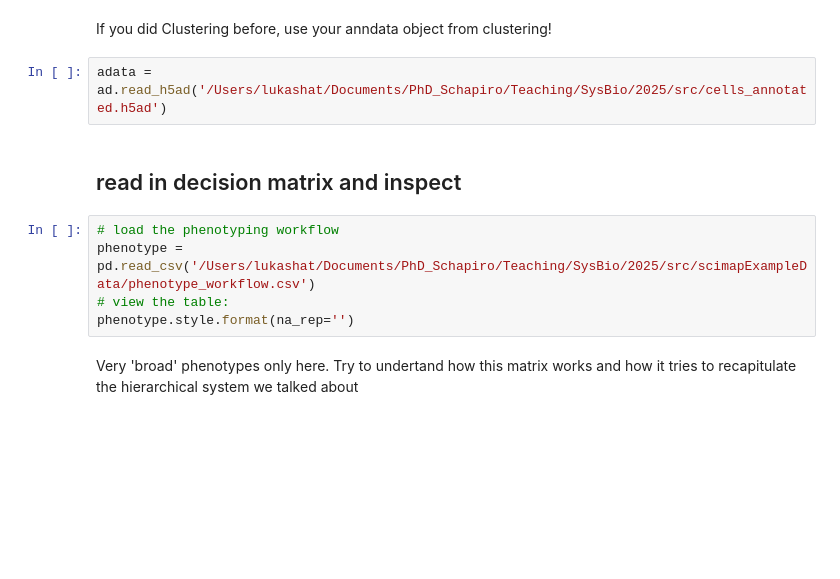
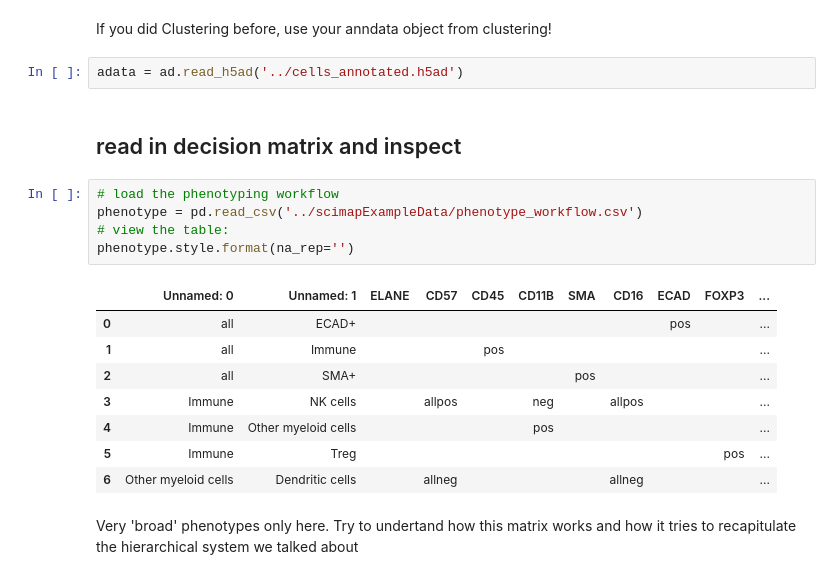
Before and after one commit to SchapiroLabor/phenotyping_sysbio, a Jupyter notebook: src/2_scimap_prior.ipynb, the cells around one changed output. Cells and saved outputs as stored; diff of their text form; blank space fills up the shorter version.

```diff
--- a/src/2_scimap_prior.ipynb
+++ b/src/2_scimap_prior.ipynb
@@ -10,14 +13,23 @@ warnings.filterwarnings("ignore")
 # %% [markdown]
 If you did Clustering before, use your anndata object from clustering!
 # %%
-adata = ad.read_h5ad('/Users/lukashat/Documents/PhD_Schapiro/Teaching/SysBio/2025/src/cells_annotated.h5ad')
+adata = ad.read_h5ad('../cells_annotated.h5ad')
 # %% [markdown]
 ## read in decision matrix and inspect
 # %%
 # load the phenotyping workflow
-phenotype = pd.read_csv('/Users/lukashat/Documents/PhD_Schapiro/Teaching/SysBio/2025/src/scimapExampleData/phenotype_workflow.csv')
+phenotype = pd.read_csv('../scimapExampleData/phenotype_workflow.csv')
 # view the table:
 phenotype.style.format(na_rep='')
+# %% [output]
+|  | Unnamed: 0 | Unnamed: 1 | ELANE | CD57 | CD45 | CD11B | SMA | CD16 | ECAD | FOXP3 | ... |
+| 0 | all | ECAD+ |  |  |  |  |  |  | pos |  | ... |
+| 1 | all | Immune |  |  | pos |  |  |  |  |  | ... |
+| 2 | all | SMA+ |  |  |  |  | pos |  |  |  | ... |
+| 3 | Immune | NK cells |  | allpos |  | neg |  | allpos |  |  | ... |
+| 4 | Immune | Other myeloid cells |  |  |  | pos |  |  |  |  | ... |
+| 5 | Immune | Treg |  |  |  |  |  |  |  | pos | ... |
+| 6 | Other myeloid cells | Dendritic cells |  | allneg |  |  |  | allneg |  |  | ... |
 # %% [markdown]
 Very 'broad' phenotypes only here. Try to undertand how this matrix works and how it tries to recapitulate the hierarchical system we talked about
 # %%
```
Also changed, not shown: parts of 11 cells of this notebook, 3 other files.
